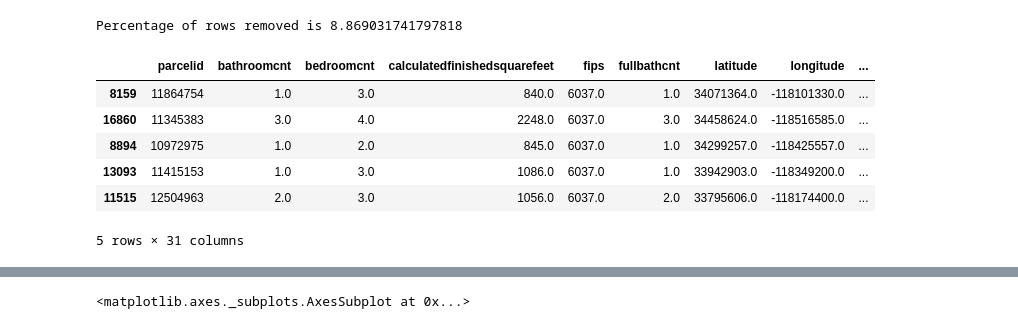
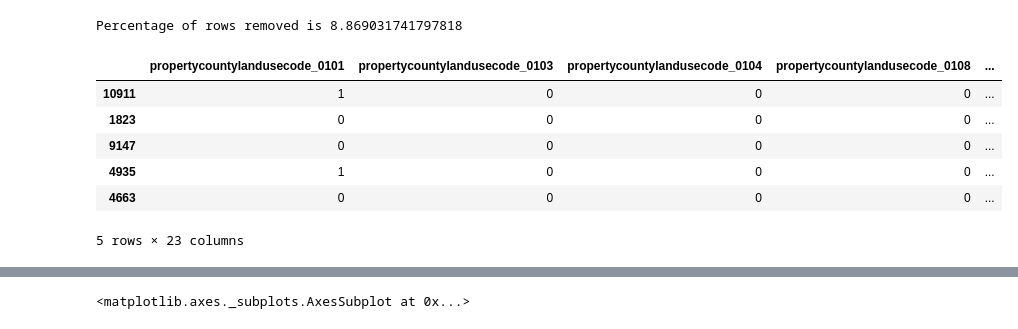
Before and after one commit to Robust-Analytics/zillow-project, a Jupyter notebook: tony_explore.ipynb, the cells around one changed output, grey strips where cells are left out. Cells and saved outputs as stored; diff of their text form; code cells hidden in the pictures.

```diff
--- a/tony_explore.ipynb
+++ b/tony_explore.ipynb
@@ -296,16 +294,16 @@ df.drop(columns=['bathroomcnt_outlier', 'bedroomcnt_outlier', 'calculatedfinishe
 # Drop all the nan rows that are present (less than 1% of the total data)
 df.dropna(inplace=True)
 # %%
-X_train, y_train, X_validate, y_validate, X_test, y_test = wrangle.wrangle_data(df, 'taxvaluedollarcnt', modeling=False)
+X_train, y_train, X_validate, y_validate, X_test, y_test = wrangle.wrangle_data(df, 'taxvaluedollarcnt', modeling=True)
 X_train.head()
 # %% [output]
-|  | parcelid | bathroomcnt | bedroomcnt | calculatedfinishedsquarefeet | fips | fullbathcnt | latitude | longitude | ... |
-| 8159 | 11864754 | 1.0 | 3.0 | 840.0 | 6037.0 | 1.0 | 34071364.0 | -118101330.0 | ... |
-| 16860 | 11345383 | 3.0 | 4.0 | 2248.0 | 6037.0 | 3.0 | 34458624.0 | -118516585.0 | ... |
-| 8894 | 10972975 | 1.0 | 2.0 | 845.0 | 6037.0 | 1.0 | 34299257.0 | -118425557.0 | ... |
-| 13093 | 11415153 | 1.0 | 3.0 | 1086.0 | 6037.0 | 1.0 | 33942903.0 | -118349200.0 | ... |
-| 11515 | 12504963 | 2.0 | 3.0 | 1056.0 | 6037.0 | 2.0 | 33795606.0 | -118174400.0 | ... |
+|  | propertycountylandusecode_0101 | propertycountylandusecode_0103 | propertycountylandusecode_0104 | propertycountylandusecode_0108 | ... |
+| 10911 | 1 | 0 | 0 | 0 | ... |
+| 1823 | 0 | 0 | 0 | 0 | ... |
+| 9147 | 0 | 0 | 0 | 0 | ... |
+| 4935 | 1 | 0 | 0 | 0 | ... |
+| 4663 | 0 | 0 | 0 | 0 | ... |
-5 rows × 31 columns
+5 rows × 23 columns
 # %%
 df.shape
 # %% [output]
```
Also changed, not shown: parts of 13 cells of this notebook.
